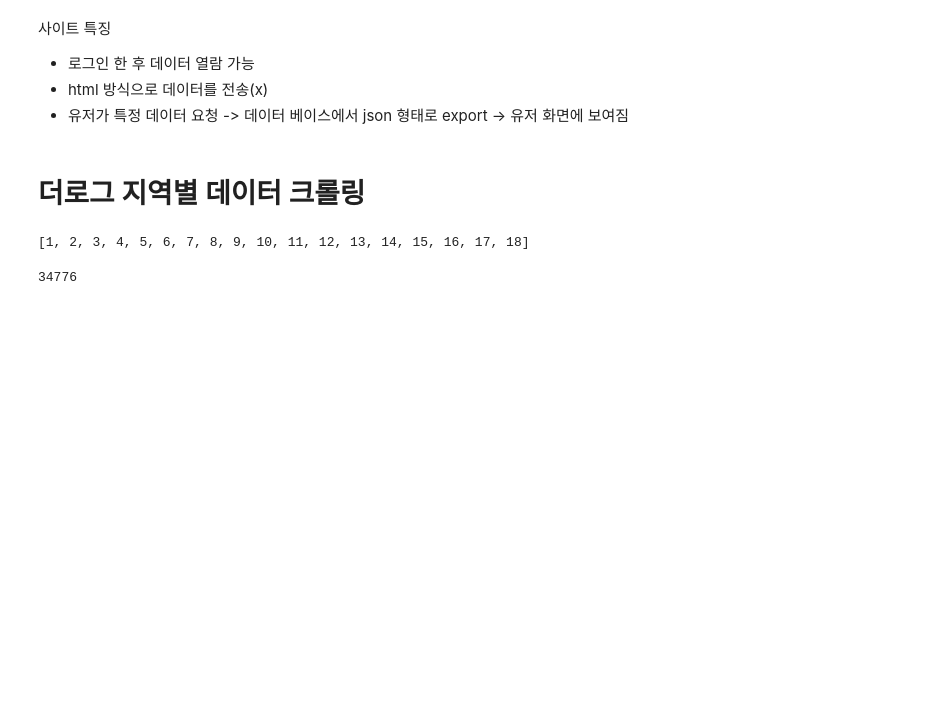
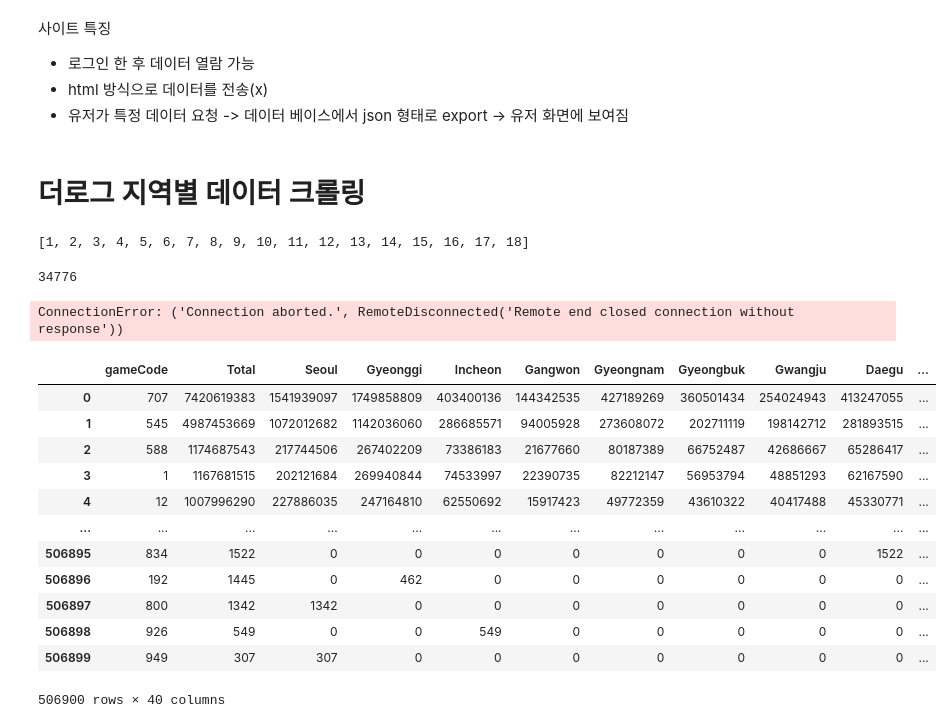
Before and after one commit to suhyeonnnnn/TopicModeling, a Jupyter notebook: TheLog-scraping.ipynb, the cells around one changed output. Saved outputs shown, nothing was run; the diff lists cells and outputs as text; code cells hidden in the pictures; blank space fills up the shorter version.

```diff
--- a/TheLog-scraping.ipynb
+++ b/TheLog-scraping.ipynb
@@ -287,0 +186,32 @@ for url_list in tqurl_lists:
+# %%
+from tqdm import tqdm
+
+#크롤링
+import requests
+import json
+#
+#로그인 세팅
+login_url = 'https://www.thelog.co.kr/login/loginProc.do'
+session = requests.session()
+
+params = dict()
+params["loginId"]="oper00"
+params["loginPasswd"]="Mktg202!"
+
+res = session.post(login_url,data=params)
+res.raise_for_status()
+
+#데이터 가져오기
+for url_list in tqdm(url_lists):
+        res = session.get(url_list)
+        if res.status_code == requests.codes.ok:
+            game_data = json.loads(res.text)
+            for rank in game_data['myGameRanks']:
+                result["gameCode"].append(rank["gameCode"])
+                result['date'].append(url_list)
+
+
+        else:
+            print("Error code")
+# %% [output]
+ConnectionError: ('Connection aborted.', RemoteDisconnected('Remote end closed connection without response'))
@@ -287,0 +290,22 @@ for url_list in tqurl_lists:
+# %%
+#데이터 프레임 변환 후 export
+import pandas as pd
+df = pd.DataFrame(result)
+df.head()
+df.to_csv('theLog-scrap4.csv')
+# %%
+df
+# %% [output]
+|  | gameCode | Total | Seoul | Gyeonggi | Incheon | Gangwon | Gyeongnam | Gyeongbuk | Gwangju | Daegu | ... |
+| 0 | 707 | 7420619383 | 1541939097 | 1749858809 | 403400136 | 144342535 | 427189269 | 360501434 | 254024943 | 413247055 | ... |
+| 1 | 545 | 4987453669 | 1072012682 | 1142036060 | 286685571 | 94005928 | 273608072 | 202711119 | 198142712 | 281893515 | ... |
+| 2 | 588 | 1174687543 | 217744506 | 267402209 | 73386183 | 21677660 | 80187389 | 66752487 | 42686667 | 65286417 | ... |
+| 3 | 1 | 1167681515 | 202121684 | 269940844 | 74533997 | 22390735 | 82212147 | 56953794 | 48851293 | 62167590 | ... |
+| 4 | 12 | 1007996290 | 227886035 | 247164810 | 62550692 | 15917423 | 49772359 | 43610322 | 40417488 | 45330771 | ... |
+| ... | ... | ... | ... | ... | ... | ... | ... | ... | ... | ... | ... |
+| 506895 | 834 | 1522 | 0 | 0 | 0 | 0 | 0 | 0 | 0 | 1522 | ... |
+| 506896 | 192 | 1445 | 0 | 462 | 0 | 0 | 0 | 0 | 0 | 0 | ... |
+| 506897 | 800 | 1342 | 1342 | 0 | 0 | 0 | 0 | 0 | 0 | 0 | ... |
+| 506898 | 926 | 549 | 0 | 0 | 549 | 0 | 0 | 0 | 0 | 0 | ... |
+| 506899 | 949 | 307 | 307 | 0 | 0 | 0 | 0 | 0 | 0 | 0 | ... |
+506900 rows × 40 columns
```
Also changed, not shown: parts of 7 cells of this notebook.
